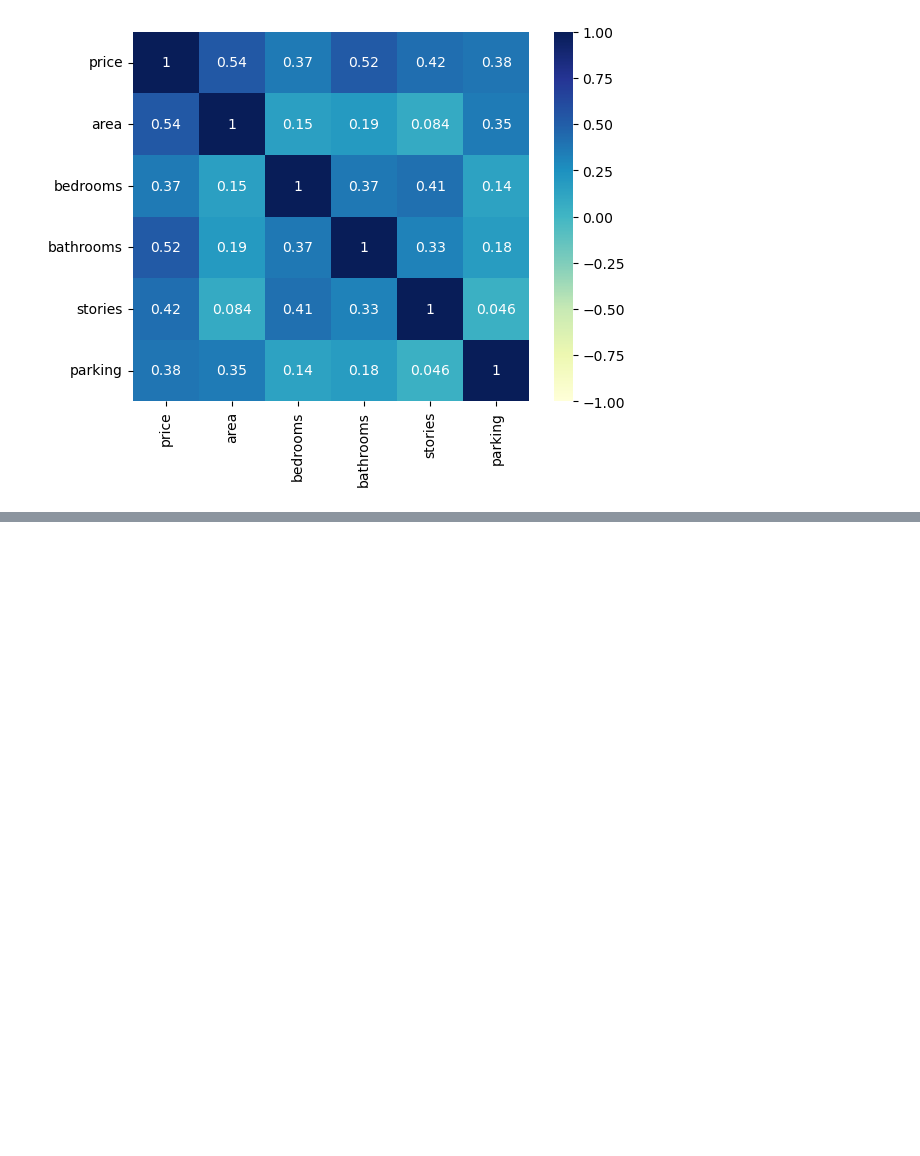
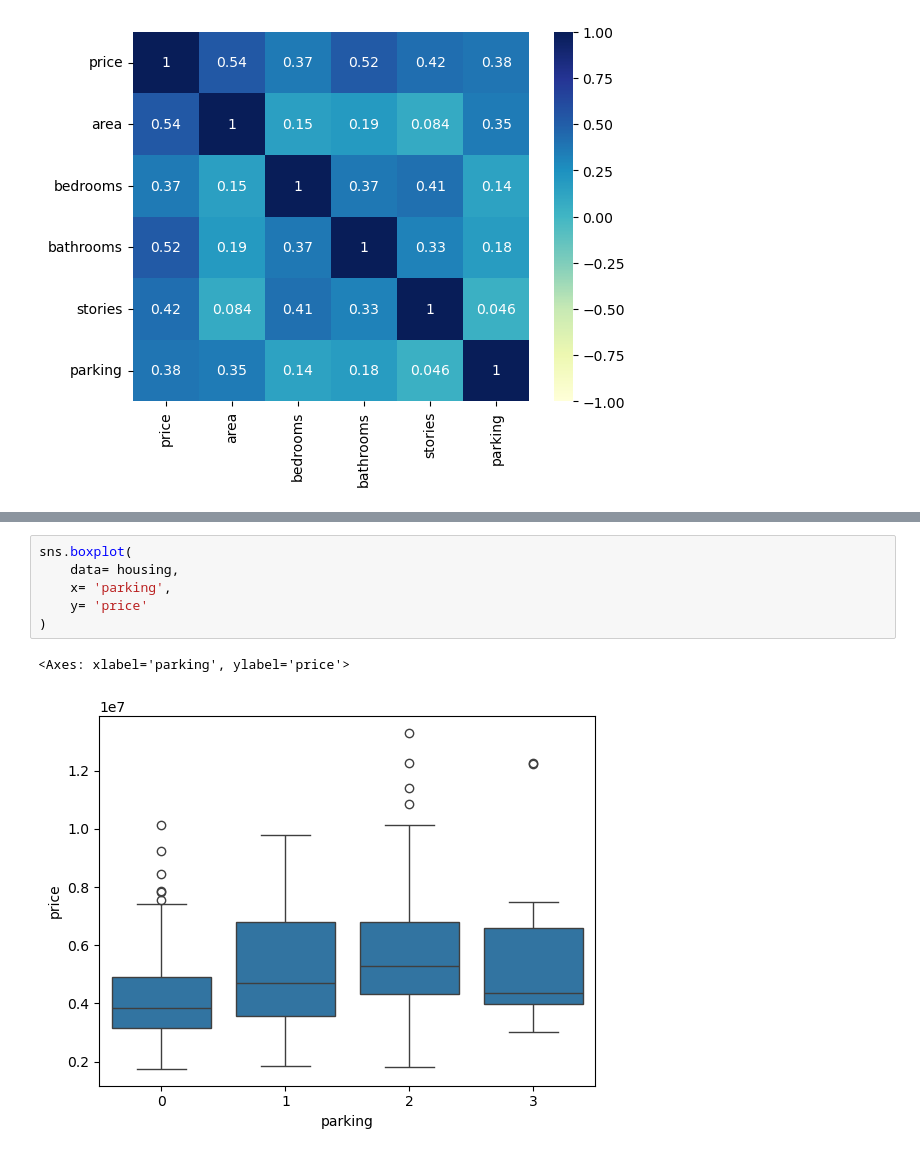
Before and after one commit to CabHug/Portfolio, a Jupyter notebook: Practicas/Taller_correlacion.ipynb, the cells around one changed output, grey strips where cells are left out. Drawn from its saved outputs; the diff is of its cells as text; blank space fills up the shorter version.

```diff
--- a/Practicas/Taller_correlacion.ipynb
+++ b/Practicas/Taller_correlacion.ipynb
@@ -274,0 +284,9 @@ sns.scatterplot(
+# %%
+sns.boxplot(
+    data= housing,
+    x= 'parking',
+    y= 'price'
+)
+# %% [output]
+<Axes: xlabel='parking', ylabel='price'>
+[figure, added]
```
Also changed, not shown: parts of 2 cells of this notebook, 2 other files.
